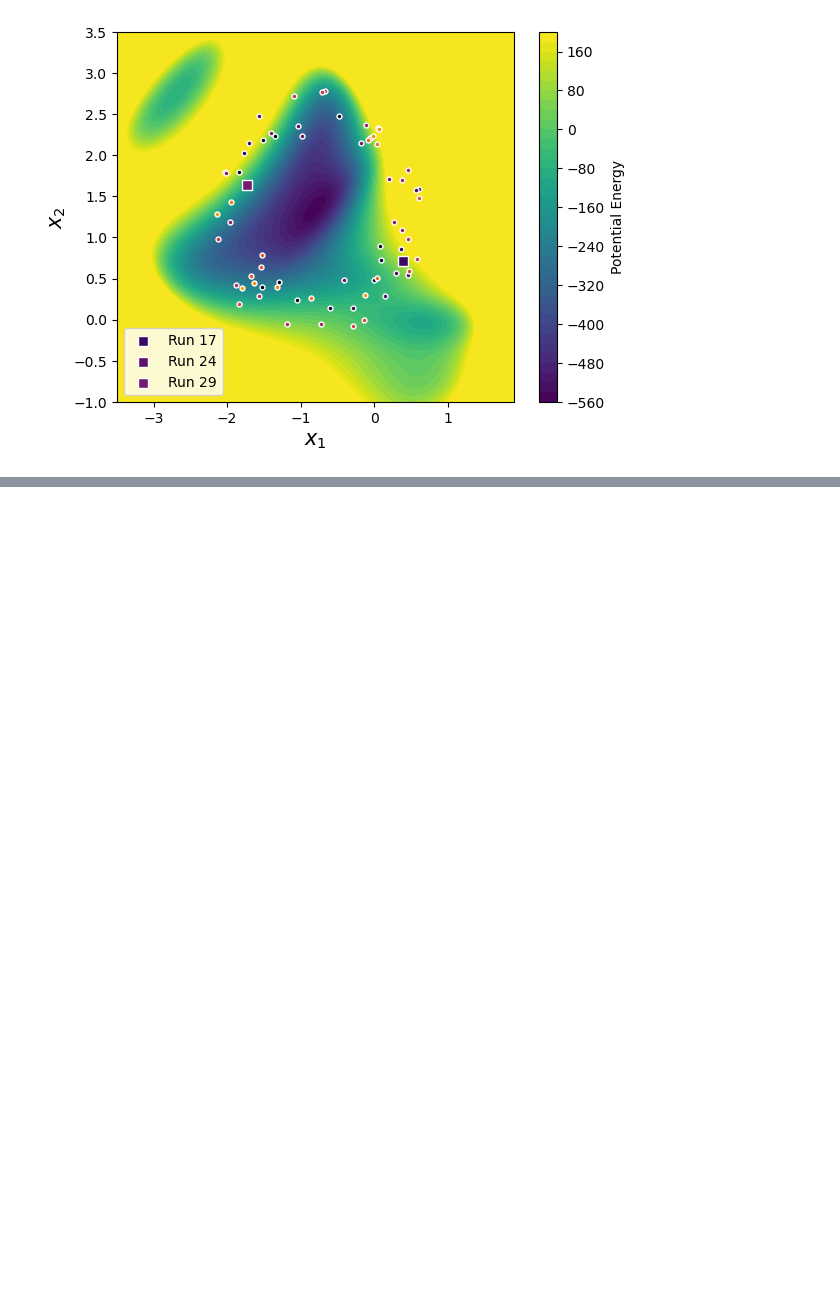
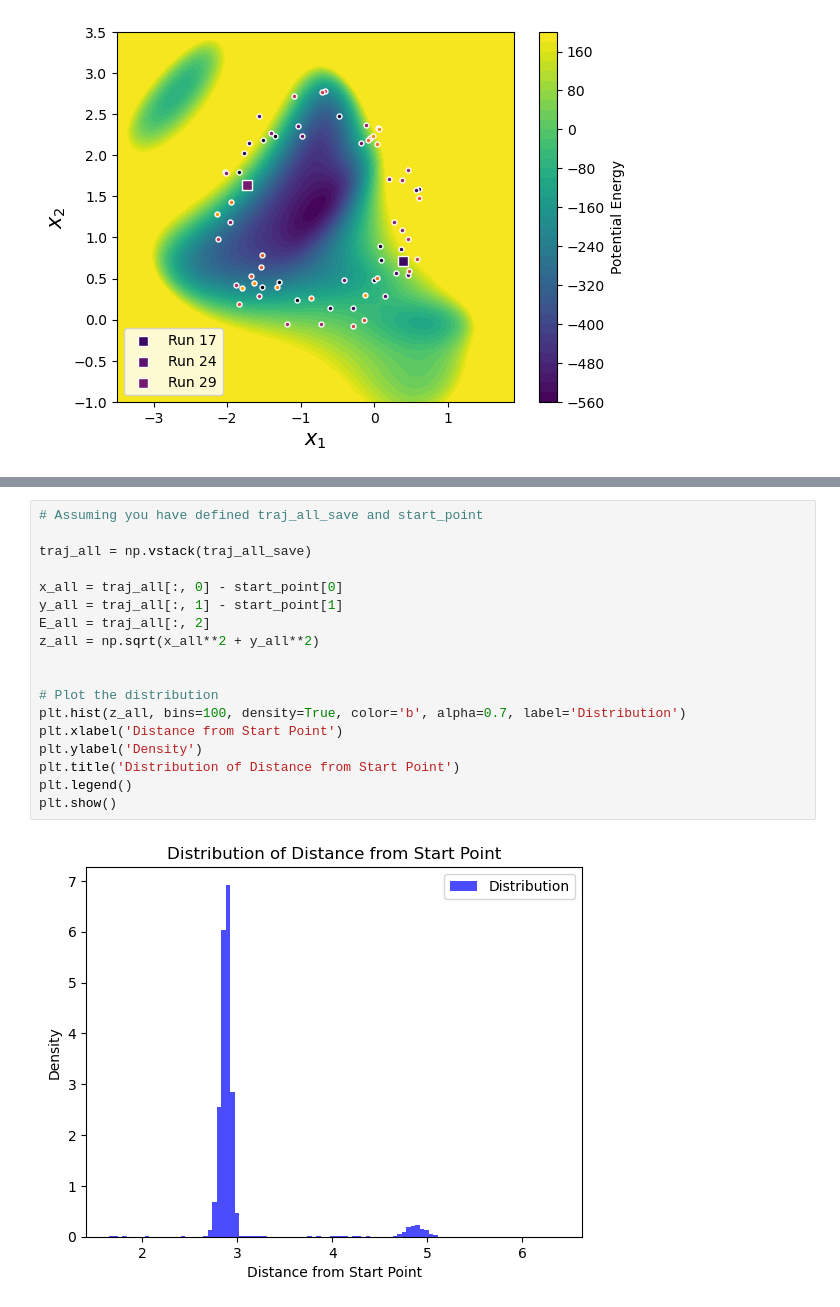
Before and after one commit to hoon-ock/landscape-search, a Jupyter notebook: toy_revisit.ipynb, the cells around one changed output, grey strips where cells are left out. Drawn from its saved outputs; the diff is of its cells as text; blank space fills up the shorter version.

```diff
--- a/toy_revisit.ipynb
+++ b/toy_revisit.ipynb
@@ -526,0 +461,20 @@ plt.show()
+# %%
+# Assuming you have defined traj_all_save and start_point
+
+traj_all = np.vstack(traj_all_save)
+
+x_all = traj_all[:, 0] - start_point[0]
+y_all = traj_all[:, 1] - start_point[1]
+E_all = traj_all[:, 2]
+z_all = np.sqrt(x_all**2 + y_all**2)
+
+
+# Plot the distribution
+plt.hist(z_all, bins=100, density=True, color='b', alpha=0.7, label='Distribution')
+plt.xlabel('Distance from Start Point')
+plt.ylabel('Density')
+plt.title('Distribution of Distance from Start Point')
+plt.legend()
+plt.show()
+# %% [output]
+[figure, added]
```
Also changed, not shown: parts of 23 cells of this notebook, 1 other file.
